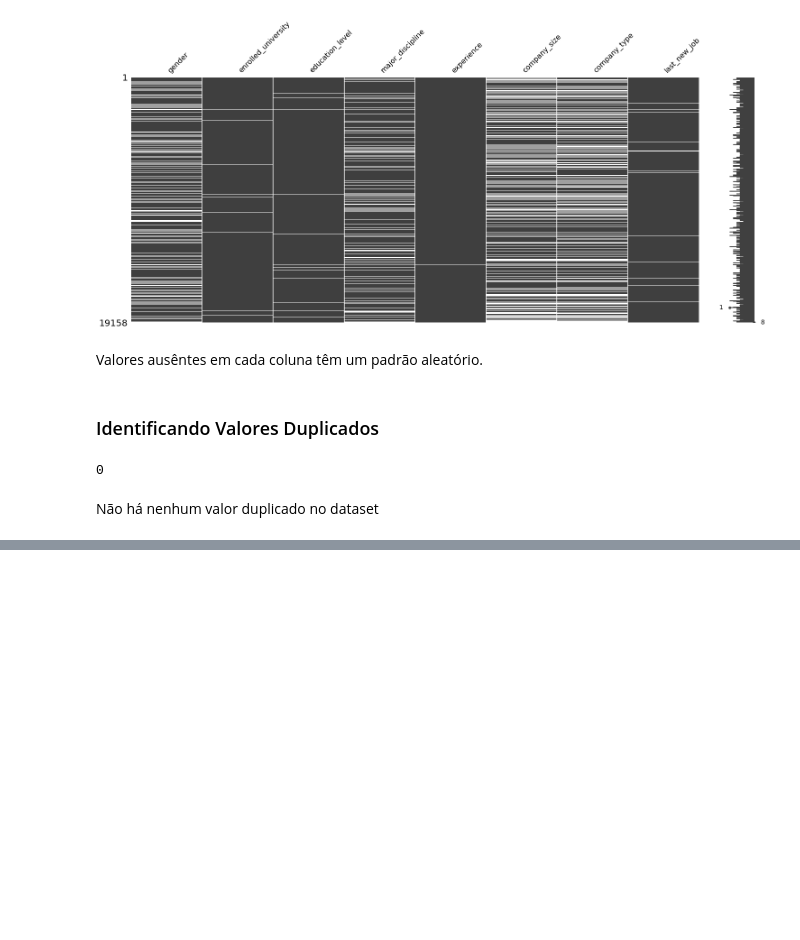
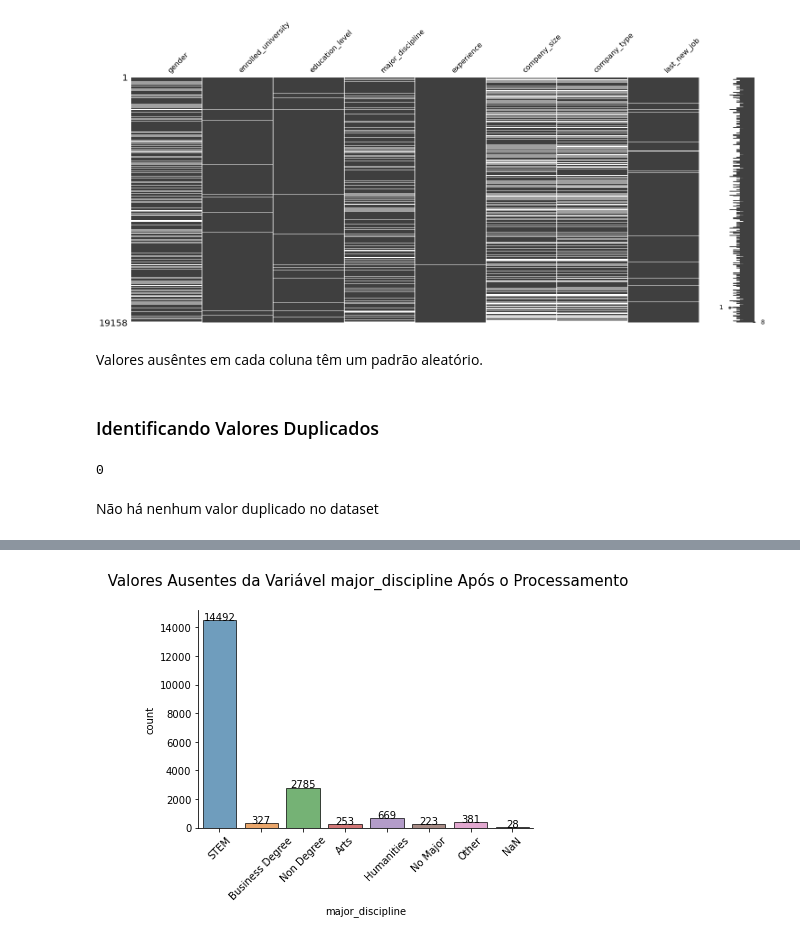
Before and after one commit to luizolima/HR_Analytics-Job_Change, a Jupyter notebook: HR_Analytics-Job_Change.ipynb, the cells around one changed output, grey strips where cells are left out. Saved outputs shown, nothing was run; the diff lists cells and outputs as text; code cells hidden in the pictures; blank space fills up the shorter version.

```diff
--- a/HR_Analytics-Job_Change.ipynb
+++ b/HR_Analytics-Job_Change.ipynb
@@ -571,0 +702,3 @@ Não há nenhum valor duplicado no dataset
+# %%
+# Coleta os índices onde
+nan_index = (new_df[(new_df['major_discipline'].isna()) & ((new_df['education_level'] == 'High School') | (new_df['education_level'].isna()) | (new_df['education_level'] == 'Primary School'))]).index
@@ -571,0 +709,3 @@ Não há nenhum valor duplicado no dataset
+# %%
+# Imputação do valor ausente
+new_df['major_discipline'][nan_index] = 'Non Degree'
@@ -571,0 +726,13 @@ Não há nenhum valor duplicado no dataset
+# %%
+# Valores Ausentes da Variável major_discipline Após o Processamento
+sns.countplot(data = new_df.fillna('NaN'), x = 'major_discipline', alpha = 0.7, edgecolor = 'black')
+sns.despine()
+plt.xticks(rotation=45)
+bound=ax.get_xbound()
+ax=plt.gca()
+for p in ax.patches:
+    ax.annotate(f'\n{p.get_height()}', (p.get_x()+0.4, p.get_height()), ha = 'center', color = 'black', size = 10)
+plt.title(" Valores Ausentes da Variável major_discipline Após o Processamento\n", fontsize = 15)
+plt.show()
+# %% [output]
+[figure, added]
```
Also changed, not shown: parts of 63 cells of this notebook.
